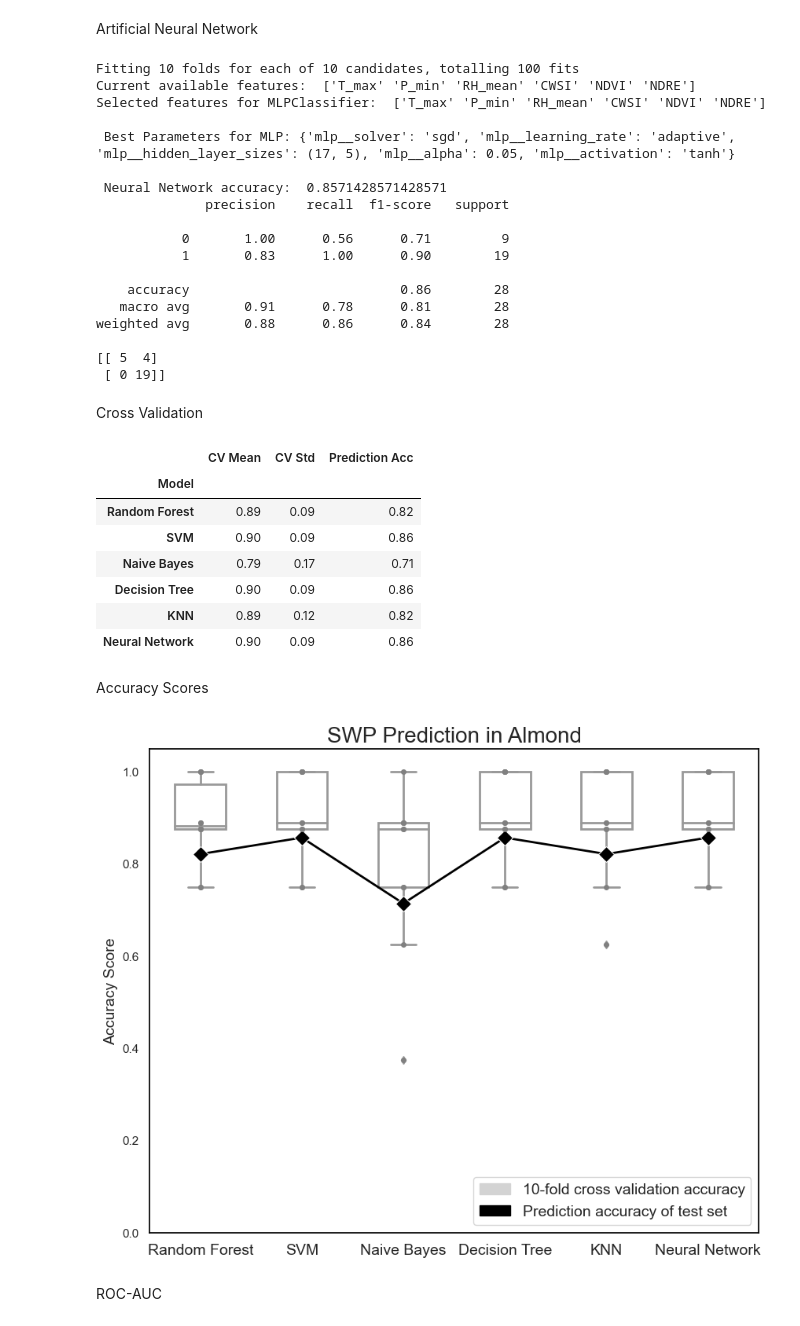
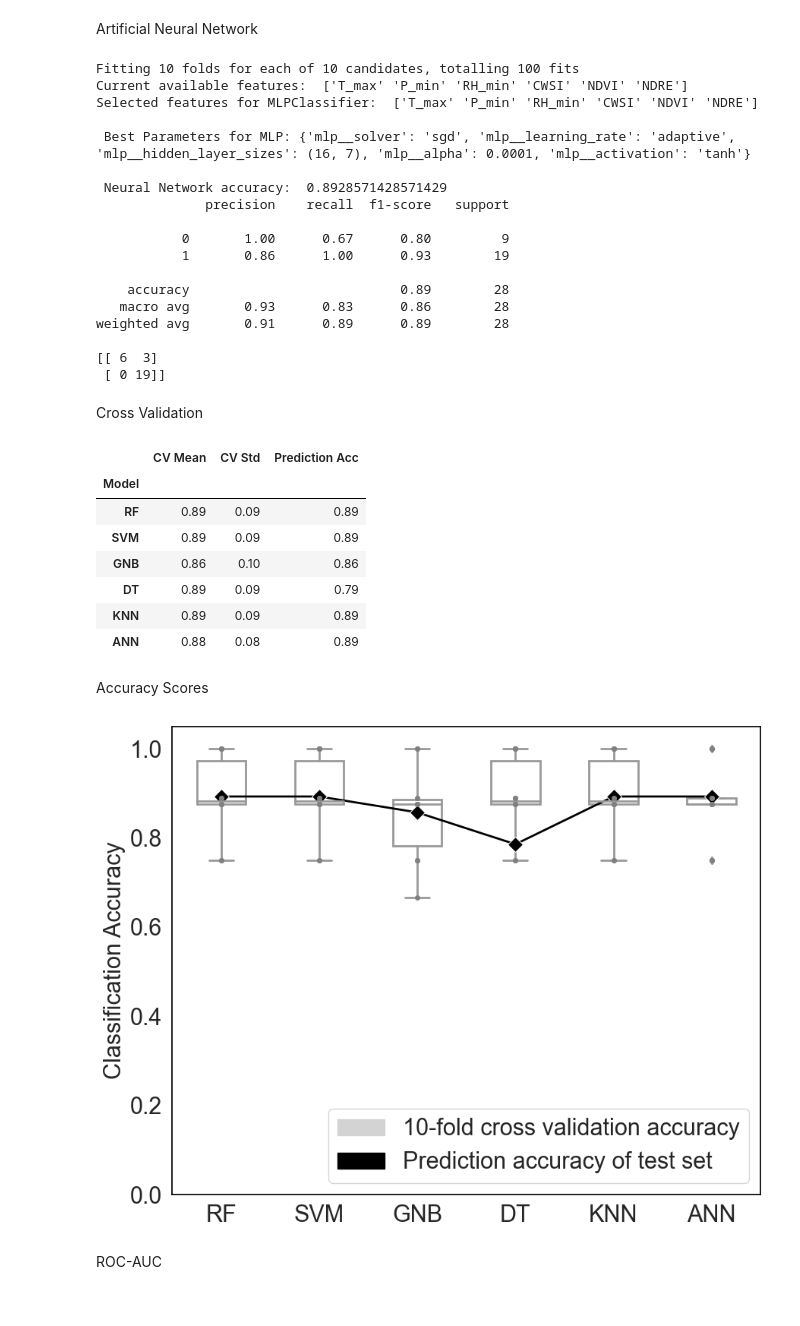
Before and after one commit to mehradmrt/A_Orchard_Data_Analysis, a Jupyter notebook: src_data_analysis/ML_algorithms_1_new.ipynb, the cells around one changed output. Drawn from its saved outputs; the diff is of its cells as text; code cells hidden in the pictures.

Commit message:
Final plots made for paper

```diff
--- a/src_data_analysis/ML_algorithms_1_new.ipynb
+++ b/src_data_analysis/ML_algorithms_1_new.ipynb
@@ -101,7 +101,7 @@ plt.show()
 [figure]
 # %%
 # # mdf = mdf.drop(['LCI','NDVI','GNDVI', 'leaf_temp','OSAVI'], axis=1)
-mdf = mdf.drop(['LCI', 'GNDVI' ,'OSAVI' ,'P_max','P_mean','RH_min','RH_max','T_min','T_mean'], axis=1)
+mdf = mdf.drop(['LCI', 'GNDVI' ,'OSAVI' ,'P_max','P_mean','RH_mean','RH_max','T_min','T_mean'], axis=1)
 corrs = mdf.corr()
 # f , ax = plt.subplots(figsize=(5,5))
 # sns.heatmap(corrs,square=True,vmax=1)
@@ -110,7 +110,7 @@ mask = np.triu(np.ones_like(corrs, dtype=bool), k=1)
 cmap = sns.diverging_palette(230, 20, as_cmap=True)  # color palette
 sns.heatmap(corrs,mask=mask, square=True, vmin=-1, vmax=1, cmap=cmap, annot=True, fmt=".2f", linewidths=.5, cbar_kws={"shrink": .5})
 
-# plt.title(orchard+ ': Reduced Correlation Heatmap', fontsize=16)  # title of the heatmap
+# plt.title(orchard+ ': Correlation Heatmap (Reduced)', fontsize=20)  # title of the heatmap
 # plt.xlabel('Variables', fontsize=15)  # x-axis label
 # plt.ylabel('Variables', fontsize=15)  # y-axis label
 
@@ -118,6 +118,6 @@ plt.xticks(rotation=45)  # rotate x-axis labels if needed
 plt.yticks(rotation=45)  # rotate y-axis labels if needed
 
 
-plt.savefig('../figures/'+orchard+'_correlation_r.png',dpi=300)
+plt.savefig('../figures/'+orchard+'_correlation_r.png',dpi=600)
 plt.show()
 # %% [output]
@@ -590,22 +598,22 @@ print(confusion_matrix(y_test, pred_mlp))
 # print(confusion_matrix(y_test, pred_mlpc))
 # %% [output]
 Fitting 10 folds for each of 10 candidates, totalling 100 fits
-Current available features:  ['T_max' 'P_min' 'RH_mean' 'CWSI' 'NDVI' 'NDRE']
-Selected features for MLPClassifier:  ['T_max' 'P_min' 'RH_mean' 'CWSI' 'NDVI' 'NDRE']
+Current available features:  ['T_max' 'P_min' 'RH_min' 'CWSI' 'NDVI' 'NDRE']
+Selected features for MLPClassifier:  ['T_max' 'P_min' 'RH_min' 'CWSI' 'NDVI' 'NDRE']
 
- Best Parameters for MLP: {'mlp__solver': 'sgd', 'mlp__learning_rate': 'adaptive', 'mlp__hidden_layer_sizes': (17, 5), 'mlp__alpha': 0.05, 'mlp__activation': 'tanh'}
+ Best Parameters for MLP: {'mlp__solver': 'sgd', 'mlp__learning_rate': 'adaptive', 'mlp__hidden_layer_sizes': (16, 7), 'mlp__alpha': 0.0001, 'mlp__activation': 'tanh'}
 
- Neural Network accuracy:  0.8571428571428571
+ Neural Network accuracy:  0.8928571428571429
               precision    recall  f1-score   support
 
-           0       1.00      0.56      0.71         9
-           1       0.83      1.00      0.90        19
+           0       1.00      0.67      0.80         9
+           1       0.86      1.00      0.93        19
 
-    accuracy                           0.86        28
-   macro avg       0.91      0.78      0.81        28
-weighted avg       0.88      0.86      0.84        28
+    accuracy                           0.89        28
+   macro avg       0.93      0.83      0.86        28
+weighted avg       0.91      0.89      0.89        28
 
-[[ 5  4]
+[[ 6  3]
  [ 0 19]]
 # %% [markdown]
 Cross Validation
@@ -632,7 +640,7 @@ knn_probs = knn.predict_proba(X_test)[:, 1]
 nn_probs  = mlpc.predict_proba(X_test)[:, 1]
 # %%
 # Prepare the data
-models_names = ['Random Forest', 'SVM', 'Naive Bayes', 'Decision Tree', 'KNN', 'Neural Network']
+models_names = ['RF', 'SVM', 'GNB', 'DT', 'KNN', 'ANN']
 models = [rfc, svc, gnb, dt, knn, mlpc]
 cv_values = [cval_rf, cval_svc, cval_gnb, cval_dt, cval_knn, cval_nn]
 cv_means = [cval_rf.mean(), cval_svc.mean(), cval_gnb.mean(), cval_dt.mean(), cval_knn.mean(), cval_nn.mean()]
@@ -654,12 +662,12 @@ model_stats
 # %% [output]
 |  | CV Mean | CV Std | Prediction Acc |
 | Model |  |  |  |
-| Random Forest | 0.89 | 0.09 | 0.82 |
-| SVM | 0.90 | 0.09 | 0.86 |
-| Naive Bayes | 0.79 | 0.17 | 0.71 |
-| Decision Tree | 0.90 | 0.09 | 0.86 |
-| KNN | 0.89 | 0.12 | 0.82 |
-| Neural Network | 0.90 | 0.09 | 0.86 |
+| RF | 0.89 | 0.09 | 0.89 |
+| SVM | 0.89 | 0.09 | 0.89 |
+| GNB | 0.86 | 0.10 | 0.86 |
+| DT | 0.89 | 0.09 | 0.79 |
+| KNN | 0.89 | 0.09 | 0.89 |
+| ANN | 0.88 | 0.08 | 0.89 |
 # %% [markdown]
 Accuracy Scores
 # %%
@@ -680,40 +688,42 @@ for i, model in enumerate(models_names):
 
 df = pd.DataFrame(box_data)
 scatter_df = pd.DataFrame(scatter_data)
 
 # Box plot for CV scores
 sns.boxplot(x='Model', y='Score', data=df[df['Type'] == 'CV Score'], color='white', width=0.5, linewidth=2)
 sns.stripplot(x='Model', y='Score', data=df[df['Type'] == 'CV Score'], color='gray', size=5, jitter=False)
 sns.lineplot(x='Model', y='Score', data=scatter_df, color='black', marker="D", markersize=10, linewidth=2)
 
 # Label the x-axis with model names
-plt.xticks(fontsize=14)
+plt.xticks(fontsize=22)
+# plt.xticks(rotation=20)
+plt.yticks(fontsize=22)
 
 plt.ylim(0, 1.05)
-plt.ylabel('Accuracy Score', fontsize=14)
-plt.xlabel('', fontsize=14)
+plt.ylabel('Classification Accuracy', fontsize=22)
+plt.xlabel('', fontsize=20)
 
 # Set title
 # plt.title('Machine Learning Models Accuracy Score', fontsize=14)
 box_patch = mpatches.Patch(color='lightgray', label=f'{cv}-fold cross validation accuracy')
 scatter_patch = mpatches.Patch(color='black', label='Prediction accuracy of test set')
-plt.legend(handles=[box_patch, scatter_patch], fontsize=14, loc='lower right')
+plt.legend(handles=[box_patch, scatter_patch], fontsize=22, loc='lower right')
 plt.grid(False)
 
 # Set the color for all four box lines
 ax = plt.gca()
 for spine in ax.spines.values():
     spine.set_edgecolor('black')
 
 # Set the background color as pure white
 ax.set_facecolor('white')
 
 # Show the plot
-plt.title('SWP Prediction in '+ orchard, fontsize=20)
-# plt.savefig('../figures/'+orchard+'AccScore.png',dpi=300)
+# plt.title(orchard + ': SWP Prediction ', fontsize=20)
+plt.savefig('../figures/'+orchard+'AccScore.png',bbox_inches='tight',dpi=500)
 plt.show()
 # %% [output]
-[figure, old version]
+[figure, new version]
 # %% [markdown]
 ROC-AUC
 # %%
```
Also changed, not shown: parts of 15 cells of this notebook, 8 other files.
